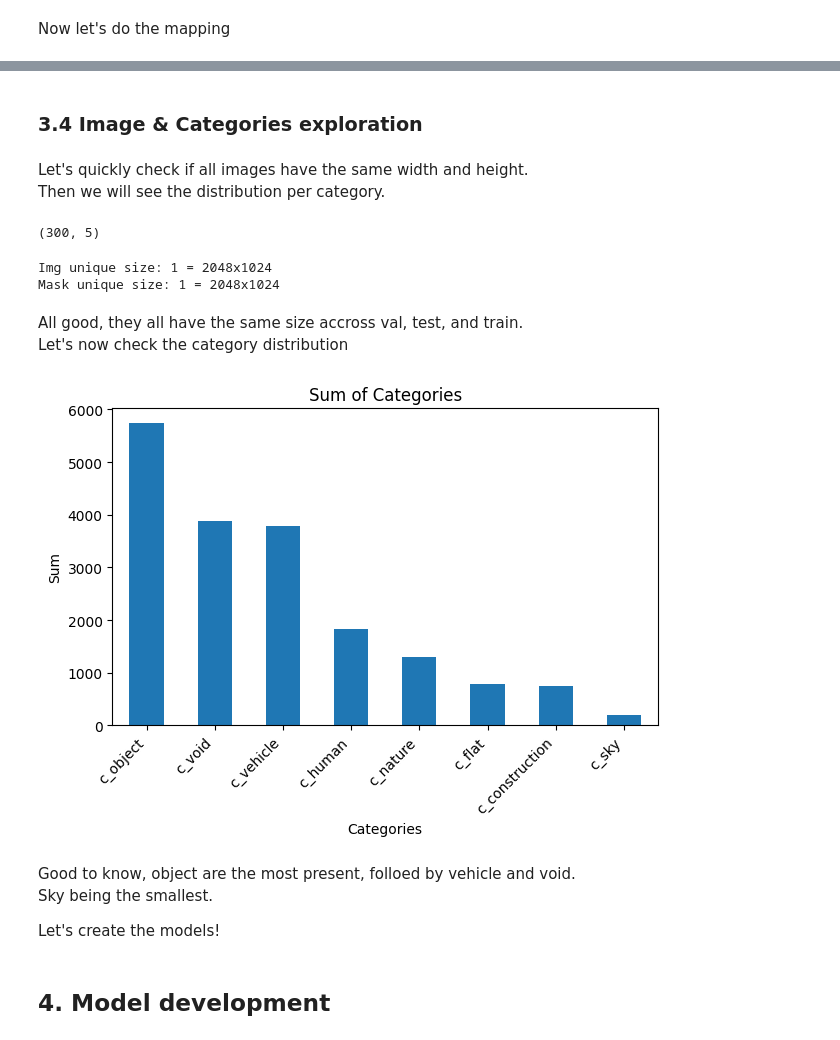
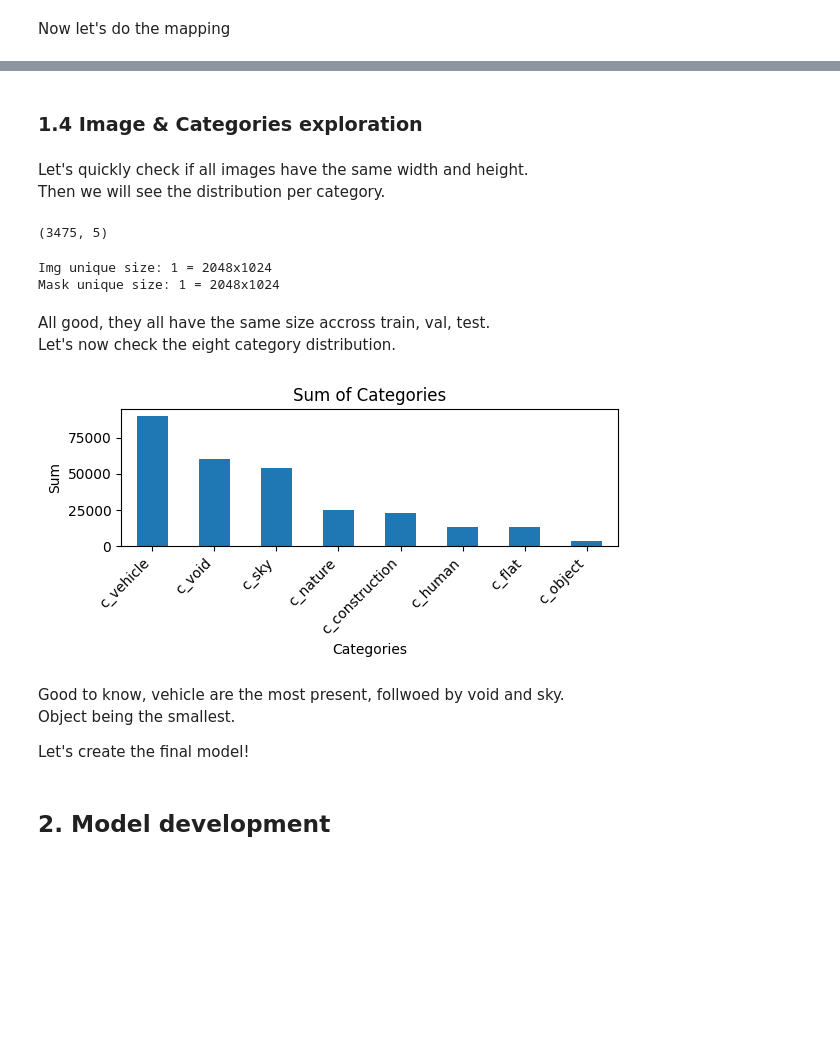
Before and after one commit to 6be709c0/oc-ai-engineer, a Jupyter notebook: OC/P8/output/1_scripts_final_032024.ipynb, the cells around one changed output, grey strips where cells are left out. Drawn from its saved outputs; the diff is of its cells as text; code cells hidden in the pictures; blank space fills up the shorter version.

Commit message:
Unet Mini ready

```diff
--- a/OC/P8/output/1_scripts_final_032024.ipynb
+++ b/OC/P8/output/1_scripts_final_032024.ipynb
@@ -60,0 +3,12 @@ File already exists, skipped downloading: ./data/P8_Cityscapes_leftImg8bit_train
+# %%
+import sys
+sys.path.insert(0, './scripts')
+
+# Import librairies, configs, helper functions
+from helpers import *
+config = base_config
+config["width"] = 2048
+config["height"] = 1024
+config["mlwflow_experiment_title"] = "UNET VGG16 Full size - Augmented"
+
+n = NotebookProcessor(config)
@@ -188,7 +149,7 @@ def polygon_labels(json_path):
     return label_count
 
 # Initialize dictionary to store label count
-label_counts = df_train["polygons_json_path"].parallel_apply(polygon_labels)
+label_counts = n.dfs["train"]["polygons_json_path"].parallel_apply(polygon_labels)
 
 # Combine all dictionaries
 combined_label_counts = {}
@@ -376,14 +335,14 @@ It looks great!
 # %% [markdown]
-### 3.4 Image & Categories exploration
+### 1.4 Image & Categories exploration
 # %% [markdown]
 Let's quickly check if all images have the same width and height.
 Then we will see the distribution per category.
 # %%
 # Combining all dataframe for exploration
-df_all = pd.concat([df_train, df_val, df_test]).reset_index(drop=True)
+df_all = pd.concat([n.dfs["train"], n.dfs["val"], n.dfs["test"]]).reset_index(drop=True)
 print(df_all.shape)
 # %% [output]
-(300, 5)
+(3475, 5)
 # %%
 def get_image_size(image_path):
     image = cv2.imread(image_path)
@@ -417,34 +376,36 @@ print("Mask unique size:", df_all["mask_size"].nunique(), "=", df_all.loc[0]["ma
 Img unique size: 1 = 2048x1024
 Mask unique size: 1 = 2048x1024
 # %% [markdown]
-All good, they all have the same size accross val, test, and train.
-Let's now check the category distribution
+All good, they all have the same size accross train, val, test.
+Let's now check the eight category distribution.
 # %%
 # Count category by image
 counts_df = df_all['polygons_json_path'].parallel_apply(lambda x: count_categories_in_polygon(x))
 counts_df = counts_df.parallel_apply(pd.Series)
 df_all = pd.concat([df_all, counts_df], axis=1)
 # %%
+
 # Summing up the specified columns
 totals = df_all[["c_flat", "c_human", "c_vehicle",
                         "c_construction", "c_object", "c_nature",
                         "c_sky", "c_void"]].sum()
 # Sorting totals from high to low
 totals = totals.sort_values(ascending=False)
 # Plotting
+plt.figure(figsize=(6, 3))
 totals.plot(kind='bar')
 plt.title('Sum of Categories')
 plt.xlabel('Categories')
 plt.ylabel('Sum')
 plt.xticks(rotation=45, ha="right")
 plt.tight_layout()
 plt.show()
 # %% [output]
-[figure, old version]
+[figure, new version]
 # %% [markdown]
-Good to know, object are the most present, folloed by vehicle and void.
-Sky being the smallest.
+Good to know, vehicle are the most present, follwoed by void and sky.
+Object being the smallest.
 
-Let's create the models!
+Let's create the final model!
 # %% [markdown]
-## 4. Model development
+## 2. Model development
```
Also changed, not shown: parts of 51 cells of this notebook, 16 other files.
